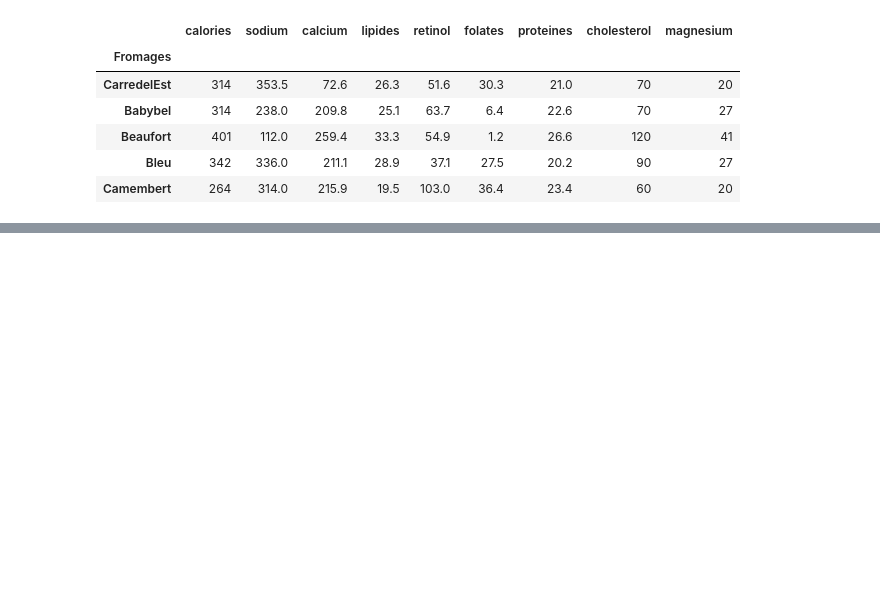
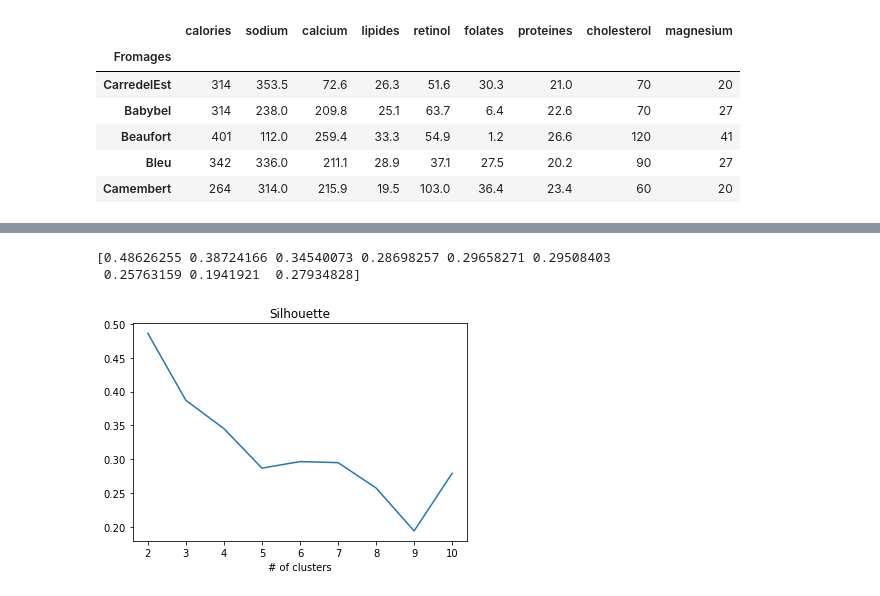
Before and after one commit to NoraYoussefi/cheese_clustering, a Jupyter notebook: Untitled.ipynb, the cells around one changed output, grey strips where cells are left out. Cells and saved outputs as stored; diff of their text form; code cells hidden in the pictures; blank space fills up the shorter version.

```diff
--- a/Untitled.ipynb
+++ b/Untitled.ipynb
@@ -17,0 +148,7 @@ fromage.head()
+# %%
+#k-means sur les données centrées et réduites
+from sklearn import cluster
+kmeans = cluster.KMeans(n_clusters=4)
+kmeans.fit(fromage_cr)
+
+print(kmeans.inertia_)
@@ -17,0 +212,25 @@ fromage.head()
+# %%
+#librairie pour évaluation des partitions
+from sklearn import metrics
+
+#utilisation de la métrique "silhouette"
+#faire varier le nombre de clusters de 2 à 10
+res = np.arange(9,dtype="double")
+for k in np.arange(9):
+    km = cluster.KMeans(n_clusters=k+2)
+    km.fit(fromage_cr)
+    res[k] = metrics.silhouette_score(fromage_cr,km.labels_)
+
+print(res)
+# %% [output]
+[0.48626255 0.38724166 0.34540073 0.28698257 0.29658271 0.29508403
+ 0.25763159 0.1941921  0.27934828]
+# %%
+#graphique
+import matplotlib.pyplot as plt
+plt.title("Silhouette")
+plt.xlabel("# of clusters")
+plt.plot(np.arange(2,11,1),res)
+plt.show()
+# %% [output]
+[figure, added]
```
Also changed, not shown: parts of 36 cells of this notebook.
